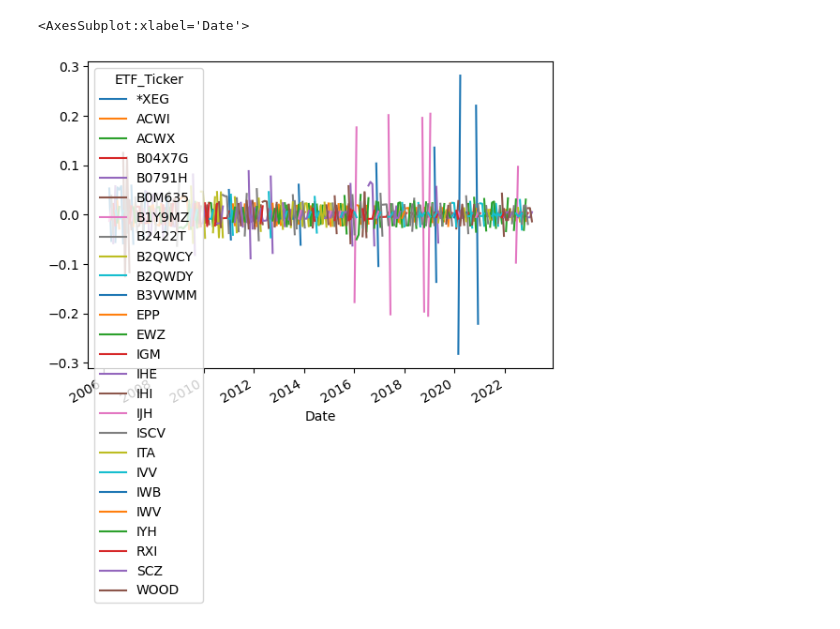
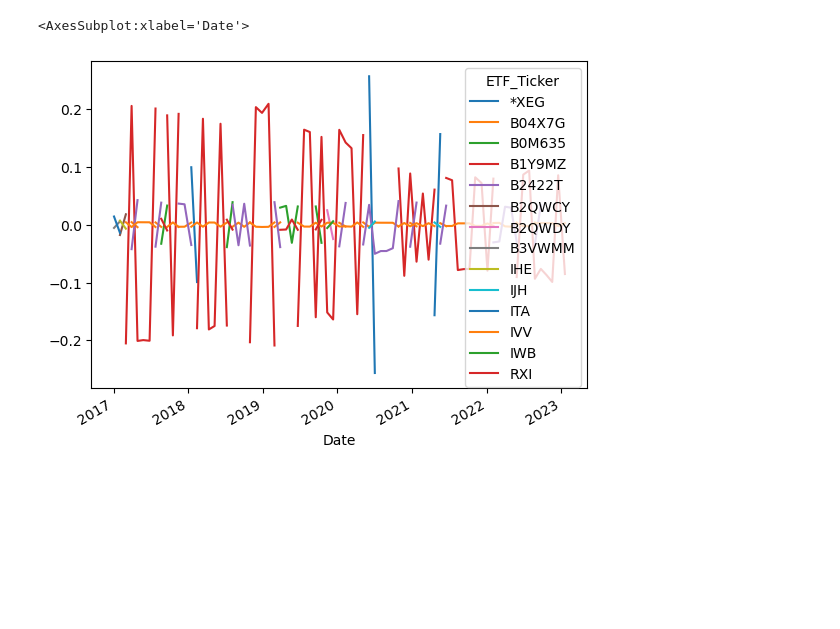
Before and after one commit to DerrickXZY/IAQF_Competition, a Jupyter notebook: pipeline/pipeline.ipynb, the cells around one changed output. Saved outputs shown, nothing was run; the diff lists cells and outputs as text; code cells hidden in the pictures; blank space fills up the shorter version.

```diff
--- a/pipeline/pipeline.ipynb
+++ b/pipeline/pipeline.ipynb
@@ -109,7 +140,7 @@ class PercentileCurrent(SignalGenerator):
         distribution_period = params["distribution_period"]
         signal_df = pd.DataFrame()
         for pair in pairs:
-            col = ','.join(pair)
+            col = '_'.join(pair)
             signal_df[col] = price_pivot_df[pair[0]] - price_pivot_df[pair[1]]
         signal_df = signal_df.rolling(distribution_period).apply(lambda x: pd.Series(x).rank(pct=True).iloc[-1]) - 0.5
         signal_df = signal_df.iloc[::holding_period, :]
@@ -216,8 +241,11 @@ df_port = pipeline.generate_portfolio(trade_df)
-# %%
-trade_df.plot()
-# %% [output]
-<AxesSubplot:xlabel='Date'>
-[figure, removed]
+# %%
+linear_pred_df = pipeline.predict('linear', pairs)
+trade_df, pair_trade_df = pipeline.create_signal('most_spread_rtn', linear_pred_df)
+df_port = pipeline.generate_portfolio(trade_df)
+trade_df.plot()
+# %% [output]
+<AxesSubplot:xlabel='Date'>
+[figure, added]
 # %%
 df_port.plot()
 # %% [output]
```
Also changed, not shown: parts of 18 cells of this notebook.
